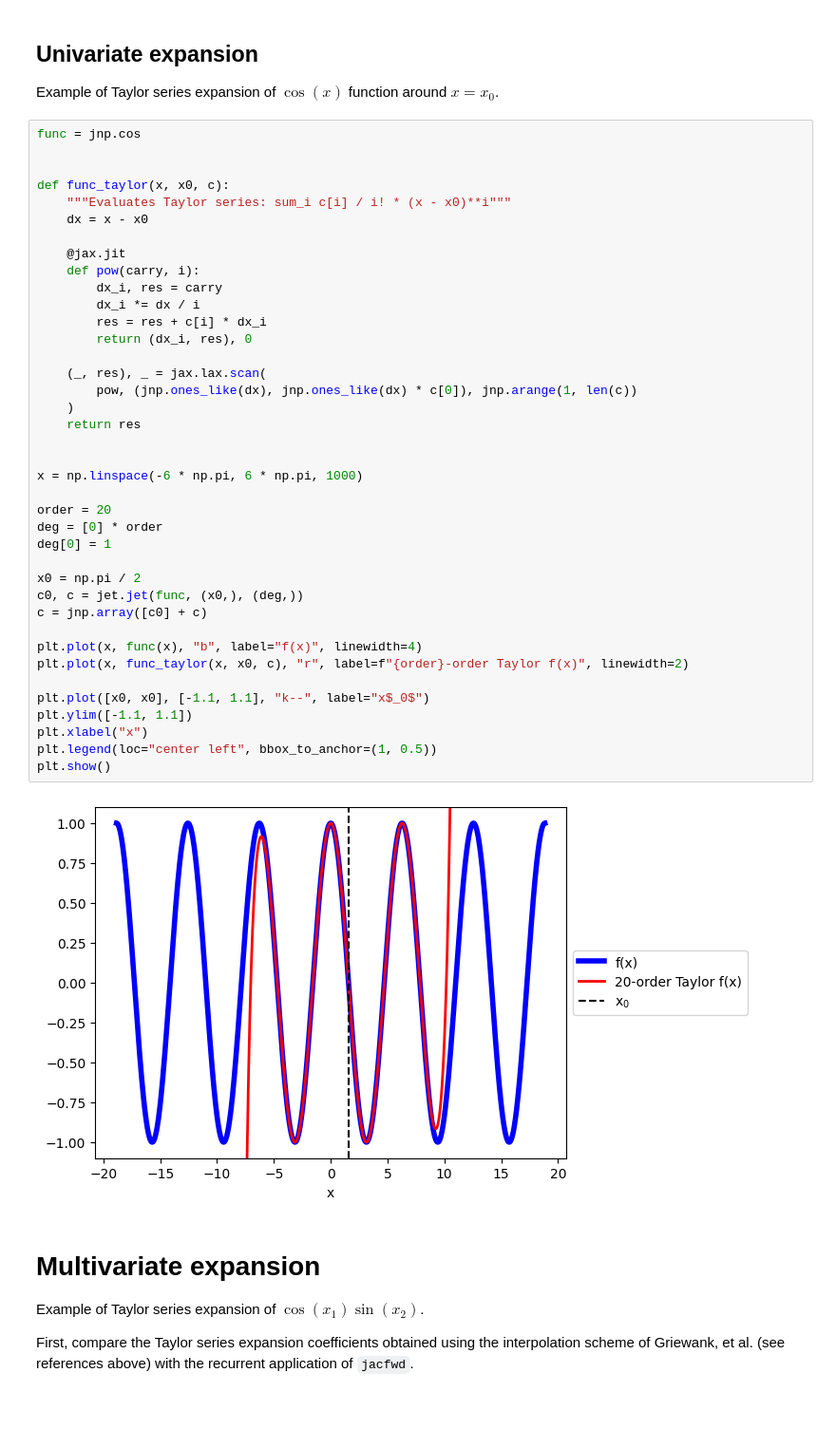
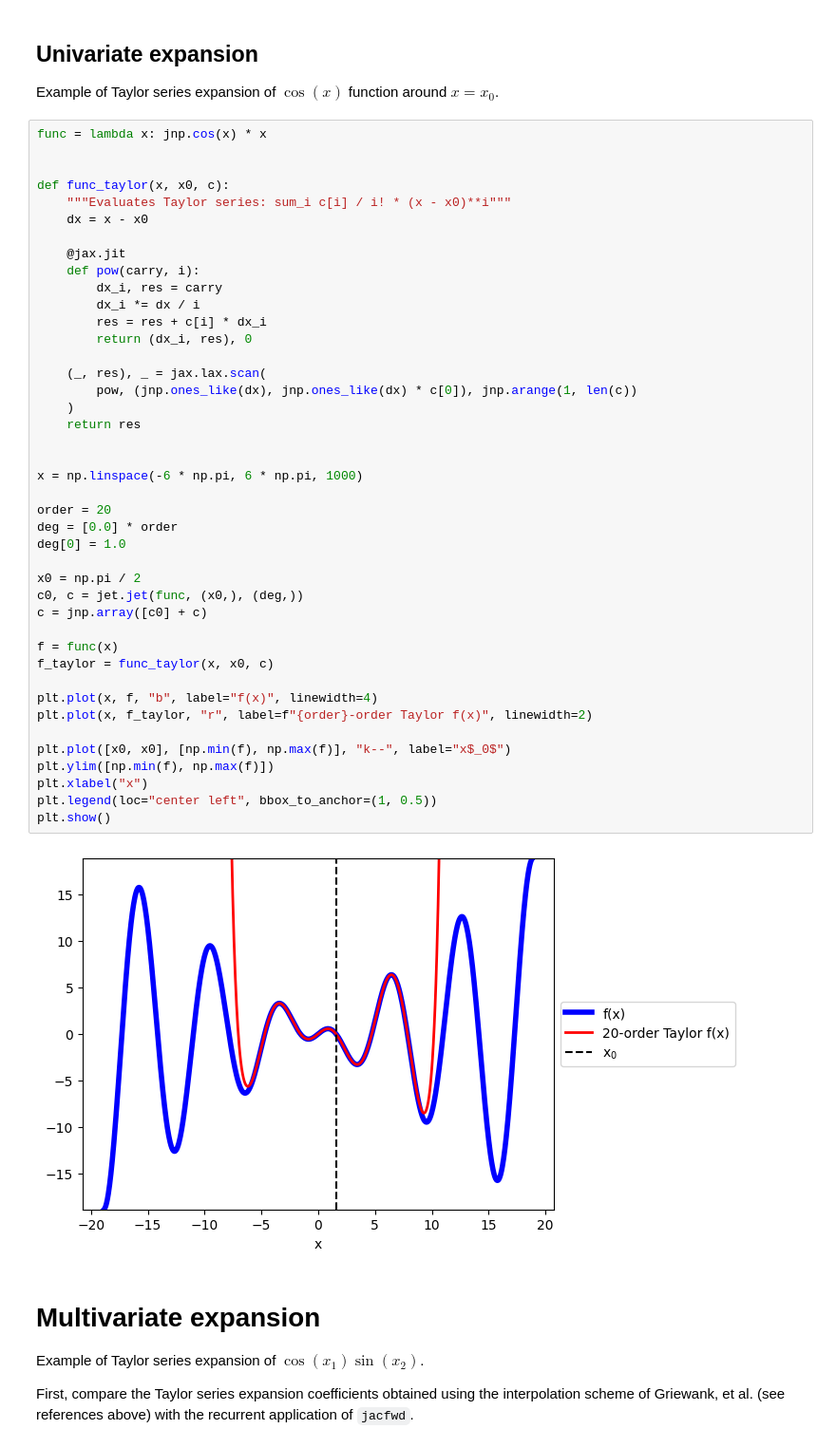
Before and after one commit to robochimps/vibrojet, a Jupyter notebook: vibrojet/jet_example.ipynb, the cells around one changed output. Shown at 95% size. Drawn from its saved outputs; the diff is of its cells as text; blank space fills up the shorter version.

```diff
--- a/vibrojet/jet_example.ipynb
+++ b/vibrojet/jet_example.ipynb
@@ -24,46 +24,49 @@ jax.config.update("jax_enable_x64", True)
 
 Example of Taylor series expansion of $\cos(x)$ function around $x=x_0$.
 # %%
-func = jnp.cos
+func = lambda x: jnp.cos(x) * x
 
 
 def func_taylor(x, x0, c):
     """Evaluates Taylor series: sum_i c[i] / i! * (x - x0)**i"""
     dx = x - x0
 
     @jax.jit
     def pow(carry, i):
         dx_i, res = carry
         dx_i *= dx / i
         res = res + c[i] * dx_i
         return (dx_i, res), 0
 
     (_, res), _ = jax.lax.scan(
         pow, (jnp.ones_like(dx), jnp.ones_like(dx) * c[0]), jnp.arange(1, len(c))
     )
     return res
 
 
 x = np.linspace(-6 * np.pi, 6 * np.pi, 1000)
 
 order = 20
-deg = [0] * order
-deg[0] = 1
+deg = [0.0] * order
+deg[0] = 1.0
 
 x0 = np.pi / 2
 c0, c = jet.jet(func, (x0,), (deg,))
 c = jnp.array([c0] + c)
 
-plt.plot(x, func(x), "b", label="f(x)", linewidth=4)
-plt.plot(x, func_taylor(x, x0, c), "r", label=f"{order}-order Taylor f(x)", linewidth=2)
+f = func(x)
+f_taylor = func_taylor(x, x0, c)
 
-plt.plot([x0, x0], [-1.1, 1.1], "k--", label="x$_0$")
-plt.ylim([-1.1, 1.1])
+plt.plot(x, f, "b", label="f(x)", linewidth=4)
+plt.plot(x, f_taylor, "r", label=f"{order}-order Taylor f(x)", linewidth=2)
+
+plt.plot([x0, x0], [np.min(f), np.max(f)], "k--", label="x$_0$")
+plt.ylim([np.min(f), np.max(f)])
 plt.xlabel("x")
 plt.legend(loc="center left", bbox_to_anchor=(1, 0.5))
 plt.show()
 # %% [output]
-[figure, old version]
+[figure, new version]
 # %% [markdown]
 # Multivariate expansion
 
```
Also changed, not shown: parts of 2 cells of this notebook, 1 other file.
